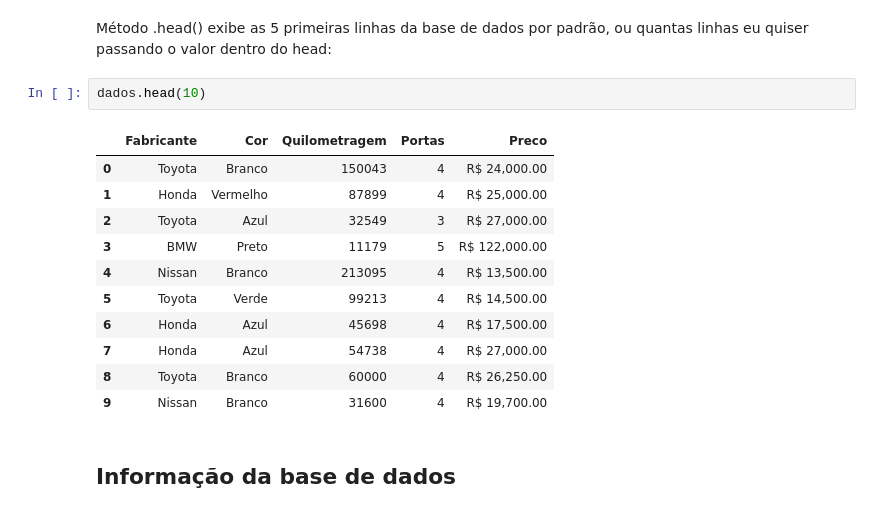
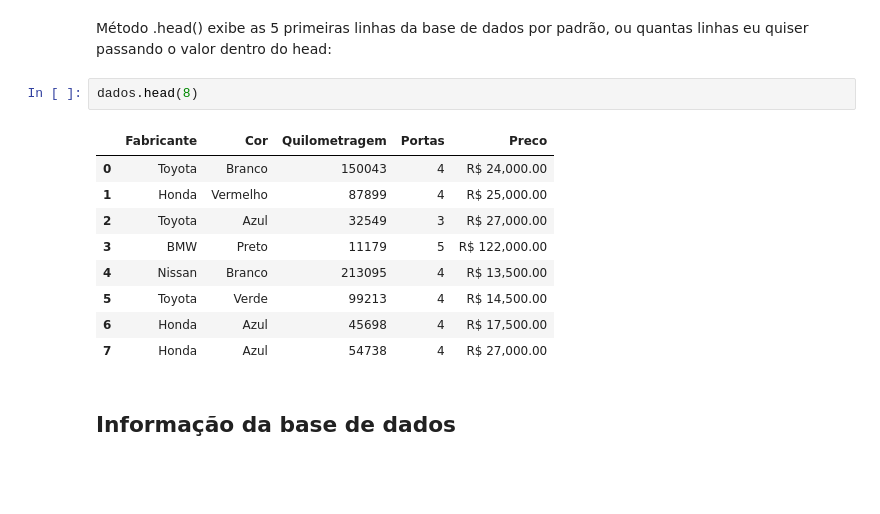
Before and after one commit to ricardoriverac/youxlab-treino-git, a Jupyter notebook: python-tayla/aulas-dados/estudos.ipynb, the cells around one changed output. Drawn from its saved outputs; the diff is of its cells as text; blank space fills up the shorter version.

Commit message:
estudos dados

```diff
--- a/python-tayla/aulas-dados/.ipynb
+++ b/python-tayla/aulas-dados/estudos.ipynb
@@ -26,19 +26,17 @@ dados
 <p>Método .head() exibe as 5 primeiras linhas da base de dados por padrão, ou quantas linhas eu
 quiser passando o valor dentro do head:</p>
 # %%
-dados.head(10)
+dados.head(8)
 # %% [output]
 |  | Fabricante | Cor | Quilometragem | Portas | Preco |
 | 0 | Toyota | Branco | 150043 | 4 | R$ 24,000.00 |
 | 1 | Honda | Vermelho | 87899 | 4 | R$ 25,000.00 |
 | 2 | Toyota | Azul | 32549 | 3 | R$ 27,000.00 |
 | 3 | BMW | Preto | 11179 | 5 | R$ 122,000.00 |
 | 4 | Nissan | Branco | 213095 | 4 | R$ 13,500.00 |
 | 5 | Toyota | Verde | 99213 | 4 | R$ 14,500.00 |
 | 6 | Honda | Azul | 45698 | 4 | R$ 17,500.00 |
 | 7 | Honda | Azul | 54738 | 4 | R$ 27,000.00 |
-| 8 | Toyota | Branco | 60000 | 4 | R$ 26,250.00 |
-| 9 | Nissan | Branco | 31600 | 4 | R$ 19,700.00 |
 # %% [markdown]
 ## Informação da base de dados
 # %% [markdown]
```
Also changed, not shown: 1 other file.
